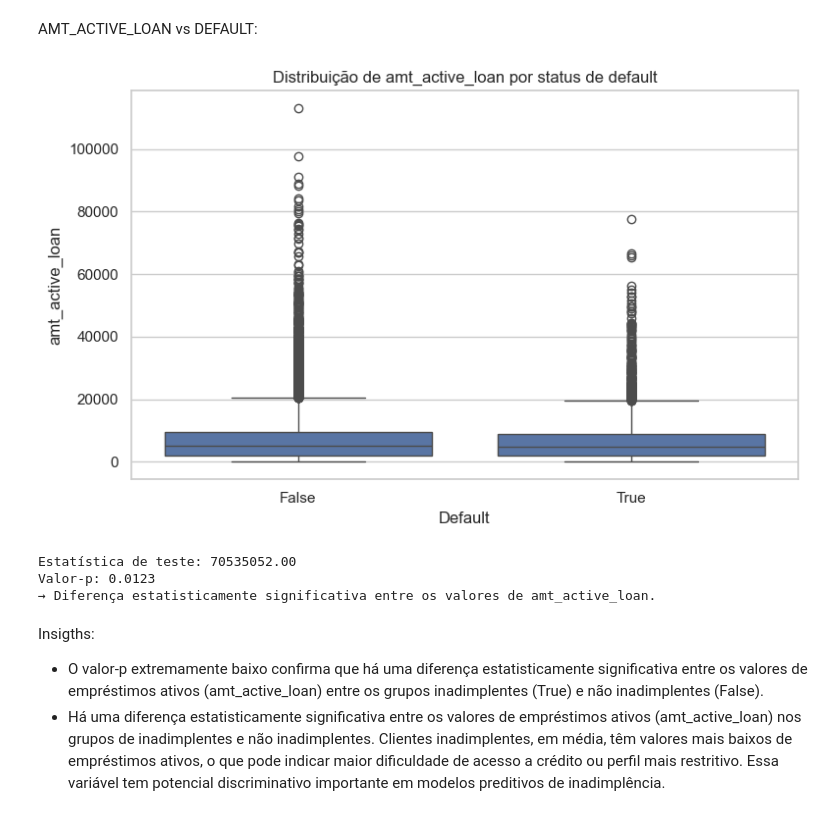
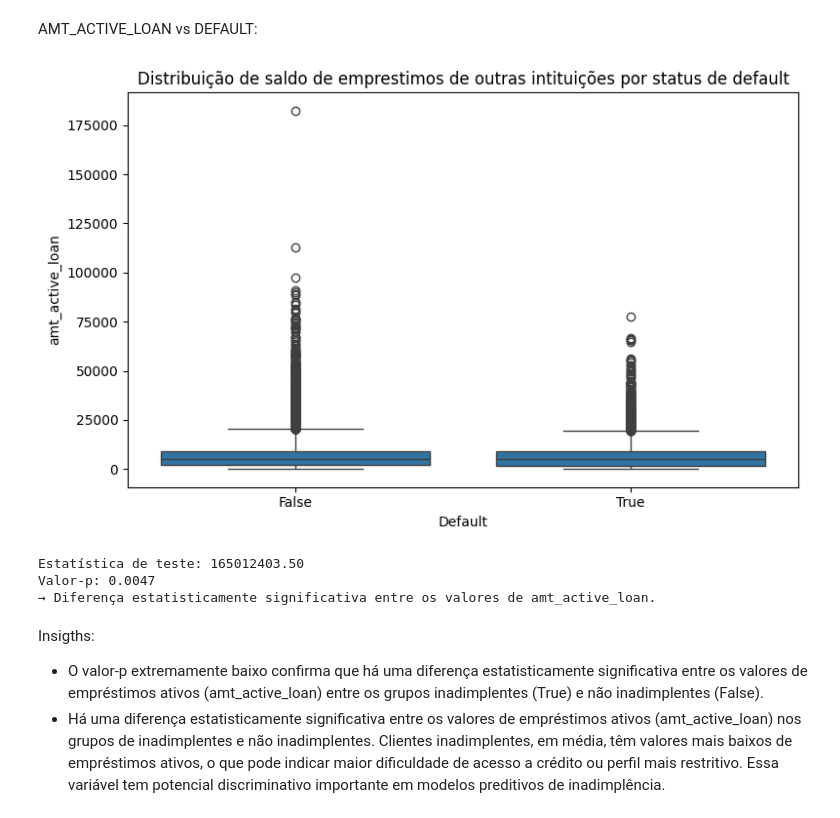
Before and after one commit to josieleferreira/credito_fintech, a Jupyter notebook: notebooks/EDA.ipynb, the cells around one changed output. Drawn from its saved outputs; the diff is of its cells as text; code cells hidden in the pictures.

```diff
--- a/notebooks/EDA.ipynb
+++ b/notebooks/EDA.ipynb
@@ -889,10 +874,10 @@ ________________________________________________________________________________
 _____________________________________________________________________________________________________________________________________________________________________________________________________________________________________________________
 # %%
 # Merge 1: Combina df_train com df_target
-merged_1 = pd.merge(df_train, df_target, on='ids', how='inner')
+merged_1 = pd.merge(df_train, df_target, on='ids', how='left')
 
 # Merge 2: Combina o resultado anterior com df_estruturado
-df_unique = pd.merge(merged_1, df_estruturado, on='ids', how='inner')
+df_unique = pd.merge(merged_1, df_estruturado, on='ids', how='left')
 # %%
 pd.set_option('display.max_columns', None)
 df_unique.head(1)
@@ -1005,17 +986,17 @@ AMT_ACTIVE_LOAN vs DEFAULT:
 # %%
 plt.figure(figsize=(8, 5))
 sns.boxplot(
     x='default',
     y='amt_active_loan',
     data=df_unique[df_unique['default'].isin(['False', 'True'])]
 )
-plt.title('Distribuição de amt_active_loan por status de default')
+plt.title('Distribuição de saldo de emprestimos de outras intituições por status de default')
 plt.xlabel('Default')
 plt.ylabel('amt_active_loan')
 plt.tight_layout()
 plt.show()
 # %% [output]
-[figure, old version]
+[figure, new version]
 # %%
 # Separar os grupos
 grupo_0 = df_unique[df_unique['default'] == 'False']['amt_active_loan'].dropna()
@@ -1032,8 +1013,8 @@ if p < 0.05:
 else:
     print("→ Não há diferença estatisticamente significativa entre os grupos.")
 # %% [output]
-Estatística de teste: 70535052.00
-Valor-p: 0.0123
+Estatística de teste: 165012403.50
+Valor-p: 0.0047
 → Diferença estatisticamente significativa entre os valores de amt_active_loan.
 # %% [markdown]
 Insigths:
```
Also changed, not shown: parts of 38 cells of this notebook.
